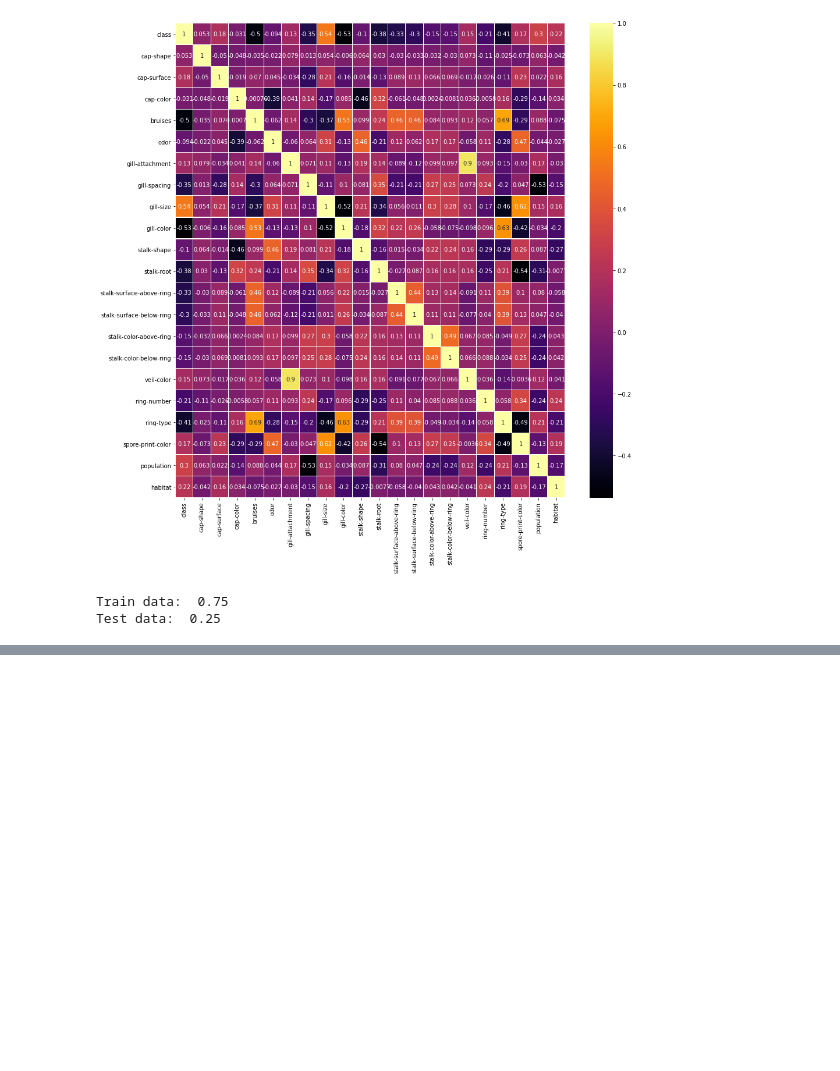
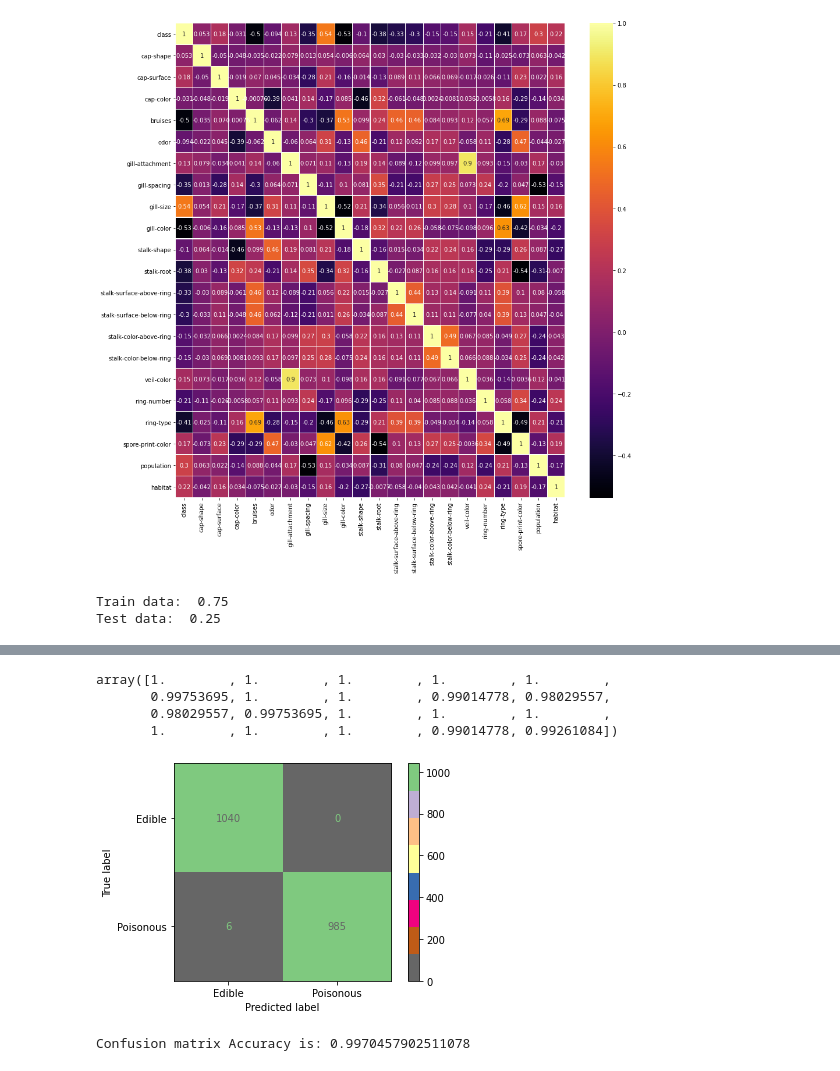
Before and after one commit to GalKoaz/Final-assignment, a Jupyter notebook: Classification.ipynb, the cells around one changed output, grey strips where cells are left out. Cells and saved outputs as stored; diff of their text form; code cells hidden in the pictures; blank space fills up the shorter version.

Commit message:
add matrix and ROC curve

```diff
--- a/Classification.ipynb
+++ b/Classification.ipynb
@@ -210,0 +216,6 @@ Test data:  0.25
+# %%
+for n in range(1, 21):
+    knn = KNeighborsClassifier(n_neighbors = n)
+    knn.fit(X_train, y_train)
+    y_pred = knn.predict(X_test)
+    print('KNeighborsClassifier: n = {} , Accuracy is: {}'.format(n,knn.score(X_test,y_test)))
@@ -210,0 +243,16 @@ Test data:  0.25
+# %%
+cross_val_score(knn, X, y, cv=20)
+# %% [output]
+array([1.        , 1.        , 1.        , 1.        , 1.        ,
+       0.99753695, 1.        , 1.        , 0.99014778, 0.98029557,
+       0.98029557, 0.99753695, 1.        , 1.        , 1.        ,
+       1.        , 1.        , 1.        , 0.99014778, 0.99261084])
+# %%
+plot_confusion_matrix(knn, X_test, y_test, display_labels= ['Edible', 'Poisonous'], cmap = "Accent_r", normalize= None)
+plt.show()
+# %% [output]
+[figure, added]
+# %%
+print('Confusion matrix Accuracy is: {}'.format(metrics.accuracy_score(y_test, y_pred)))
+# %% [output]
+Confusion matrix Accuracy is: 0.9970457902511078
```
Also changed, not shown: parts of 5 cells of this notebook.
